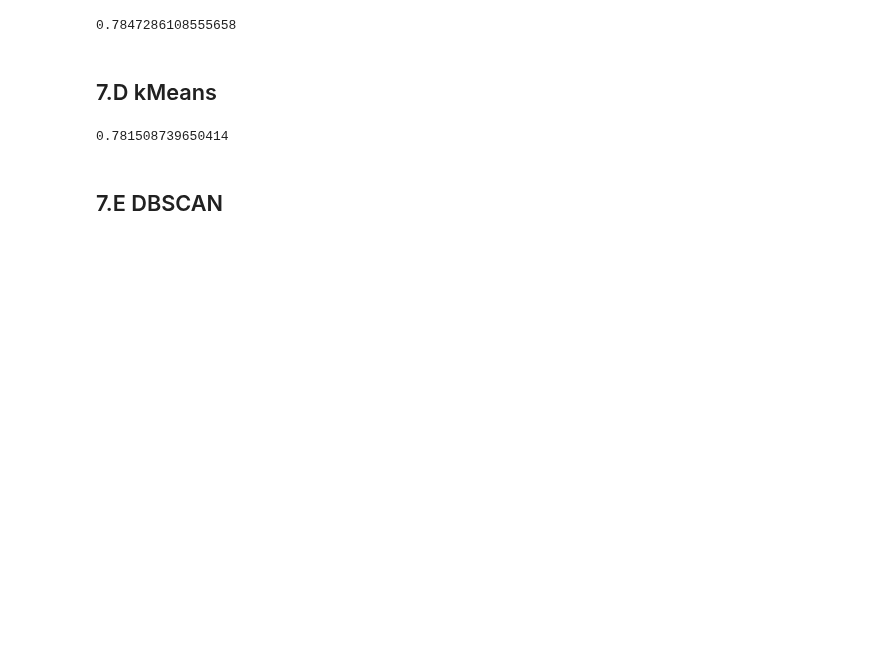
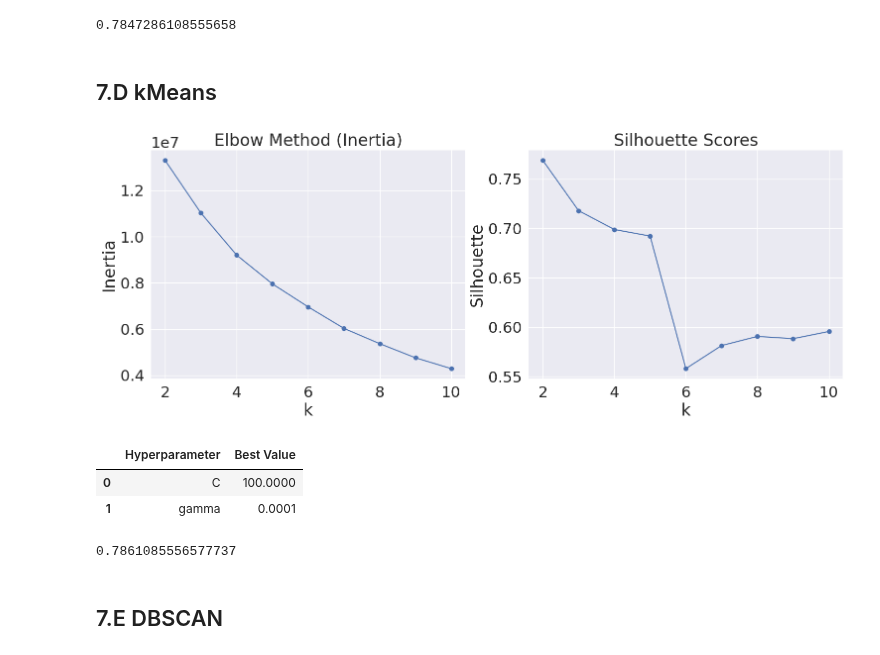
Before and after one commit to SearParsley/cs4320-spaceship-titanic-project, a Jupyter notebook: checkpoints/presentation.ipynb, the cells around one changed output. Saved outputs shown, nothing was run; the diff lists cells and outputs as text; code cells hidden in the pictures; blank space fills up the shorter version.

Commit message:
tuned kmeans classifier

```diff
--- a/checkpoints/presentation.ipynb
+++ b/checkpoints/presentation.ipynb
@@ -326,7 +327,7 @@ grid_search = GridSearchCV(
         'svc__C': [0.01, 0.1, 1, 10, 100, 1000],
         'svc__gamma': [0.0001, 0.001, 0.01, 0.1, 1, 10]
     },
-    cv=5,
+    cv=3,
     scoring='roc_auc',
     n_jobs=-1
 )
@@ -427,3 +428,15 @@ sub.head() if VISUALIZING else None
 sub.to_csv("../predictions/logistic_reg.csv")
 # %% [markdown]
 ## 7.D kMeans
+# %%
+def evaluate_kmeans(X, ks=range(2, 11)):
+    silhouettes = []
+    inertias = []
+
+    for k in ks:
+        km = KMeans(n_clusters=k, init="k-means++", n_init=20)
+        labels = km.fit_predict(X)
+        silhouettes.append(silhouette_score(X, labels))
+        inertias.append(km.inertia_)
+
+    return np.array(silhouettes), np.array(inertias)
@@ -430,19 +446,47 @@ sub.to_csv("../predictions/logistic_reg.csv")
+# %%
+if COMPARING_MODELS:
+    sil, ine = evaluate_kmeans(X_train_kmeans)
+
+    ks = range(2, 11)
+
+    plt.figure(figsize=(18,6))
+
+    plt.subplot(1,2,1)
+    plt.plot(ks, ine, marker="o")
+    plt.title("Elbow Method (Inertia)")
+    plt.xlabel("k")
+    plt.ylabel("Inertia")
+
+    plt.subplot(1,2,2)
+    plt.plot(ks, sil, marker="o")
+    plt.title("Silhouette Scores")
+    plt.xlabel("k")
+    plt.ylabel("Silhouette")
+
+plt.show() if COMPARING_MODELS else None
+# %% [output]
+[figure, added]
 # %%
-k = 4 # TODO: need to tune
-
-kmeans = KMeans(n_clusters=k, random_state=42, n_init=10)
+kmeans = KMeans(n_clusters=2, init="k-means++", n_init=20)
 kmeans.fit(transformed)
-
-X_train_kmeans = pd.DataFrame(ct.transform(X_train), columns=clean_names)
-X_test_kmeans = pd.DataFrame(ct.transform(X_test), columns=clean_names)
 
 X_train_kmeans['Cluster'] = kmeans.predict(X_train_kmeans)
 X_test_kmeans['Cluster'] = kmeans.predict(X_test_kmeans)
-
-svc_model = SVC(C=10)
-svc_model.fit(X_train_kmeans, y_train)
-
-y_pred = svc_model.predict(X_test_kmeans)
-accuracy_score(y_test, y_pred)
-# %% [output]
-0.781508739650414
+# %%
+grid_search = GridSearchCV(
+    estimator=SVC(kernel='rbf'),
+    param_grid={
+        'C': [0.1, 1, 10, 100, 1000],
+        'gamma': [0.0001, 0.001, 0.01, 0.1, 1]
+    },
+    cv=2,
+    scoring='roc_auc',
+    n_jobs=-1
+)
+
+grid_search.fit(X_train_kmeans, y_train) if COMPARING_MODELS else None
+pd.DataFrame(list(grid_search.best_params_.items()), columns=['Hyperparameter', 'Best Value']) if COMPARING_MODELS else None
+# %% [output]
+|  | Hyperparameter | Best Value |
+| 0 | C | 100.0000 |
+| 1 | gamma | 0.0001 |
@@ -448,0 +499,4 @@ accuracy_score(y_test, y_pred)
+# %%
+accuracy_score(y_test, y_pred) if DEBUG else None
+# %% [output]
+0.7861085556577737
```
Also changed, not shown: parts of 10 cells of this notebook.
